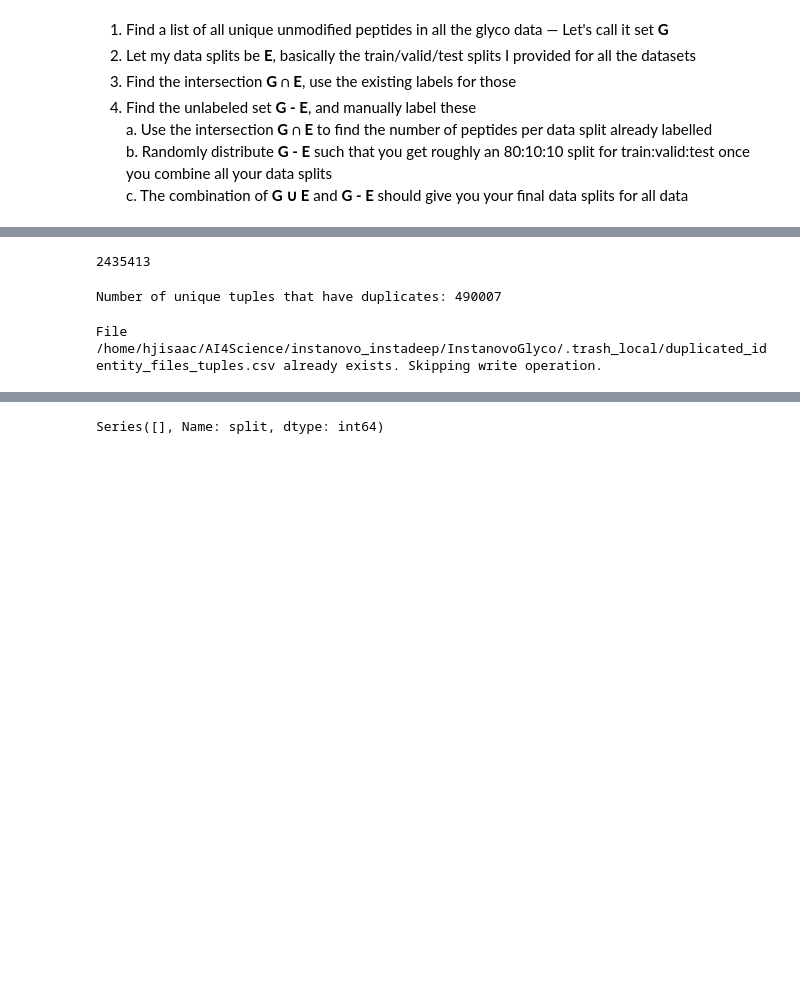
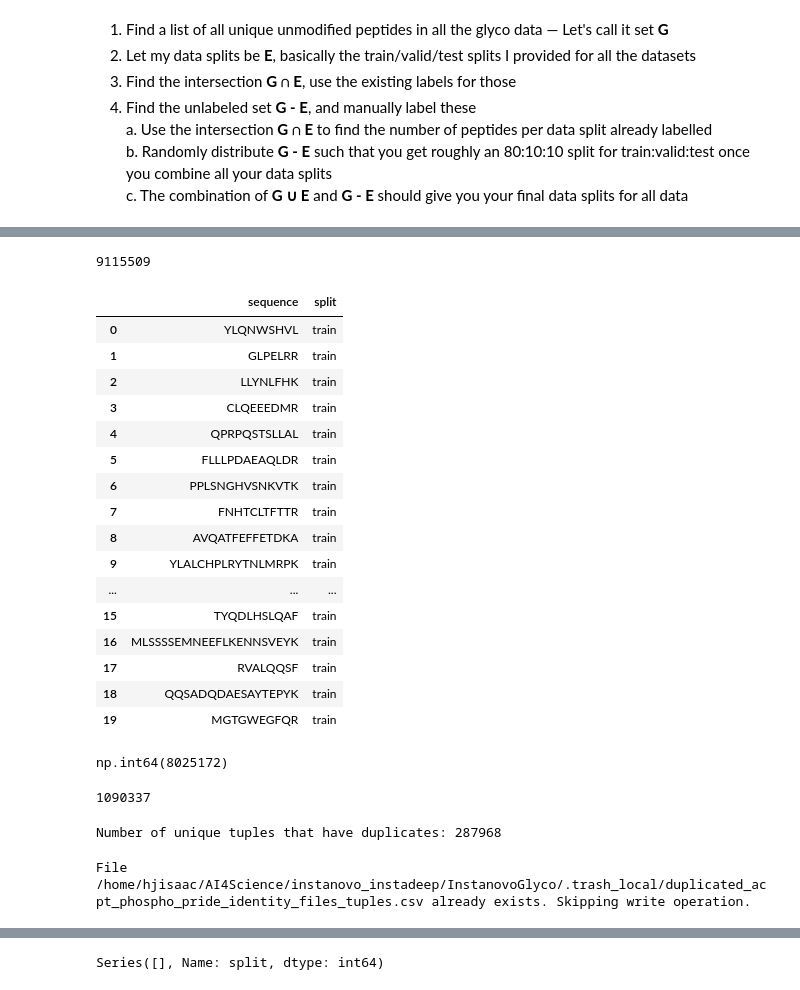
Before and after one commit to hjisaac/glycopeptide-data-lens, a Jupyter notebook: scripts/dataset_split.ipynb, the cells around one changed output, grey strips where cells are left out. Cells and saved outputs as stored; diff of their text form; code cells hidden in the pictures; blank space fills up the shorter version.

```diff
--- a/scripts/dataset_split.ipynb
+++ b/scripts/dataset_split.ipynb
@@ -304,3 +308,7 @@ glyco_peptides_set = set(glyco_peptides_df)
+# %%
+# Without massivekb
+IDENTITY_FILE_PATHS = [path for path in IDENTITY_FILE_PATHS if path.stem not in "identity_splits_massivekb_from_kevin.csv"]
+assert len(IDENTITY_FILE_PATHS) == 3, IDENTITY_FILE_PATHS
 # %%
 # Here, we want to merge all the identity files and use them to do the first splits
 kevin_merged_splits_df, kevin_merged_splits_summary = load_ipc_files(IDENTITY_FILE_PATHS, format="csv")
@@ -309,17 +318,45 @@ kevin_merged_splits_df, kevin_merged_splits_summary = load_ipc_files(IDENTITY_FI
 # %%
 len(kevin_merged_splits_df)
 # %% [output]
-2435413
+9115509
+# %%
+kevin_merged_splits_df.head(20)
+# %% [output]
+|  | sequence | split |
+| 0 | YLQNWSHVL | train |
+| 1 | GLPELRR | train |
+| 2 | LLYNLFHK | train |
+| 3 | CLQEEEDMR | train |
+| 4 | QPRPQSTSLLAL | train |
+| 5 | FLLLPDAEAQLDR | train |
+| 6 | PPLSNGHVSNKVTK | train |
+| 7 | FNHTCLTFTTR | train |
+| 8 | AVQATFEFFETDKA | train |
+| 9 | YLALCHPLRYTNLMRPK | train |
+| ... | ... | ... |
+| 15 | TYQDLHSLQAF | train |
+| 16 | MLSSSSEMNEEFLKENNSVEYK | train |
+| 17 | RVALQQSF | train |
+| 18 | QQSADQDAESAYTEPYK | train |
+| 19 | MGTGWEGFQR | train |
+# %%
+kevin_merged_splits_df.duplicated().sum()
+# %% [output]
+np.int64(8025172)
+# %%
+len(set(kevin_merged_splits_df["sequence"]))
+# %% [output]
+1090337
 # %%
-tuple_counts = Counter(kevin_merged_splits_df[["sequence", "split"]].itertuples(index=False, name=None))
+tuple_counts = Counter(kevin_merged_splits_df.itertuples(index=False, name=None))
 duplicated_tuples = [t for t, count in tuple_counts.items() if count > 1]
 print(f"Number of unique tuples that have duplicates: {len(duplicated_tuples)}")
 # %% [output]
-Number of unique tuples that have duplicates: 490007
+Number of unique tuples that have duplicates: 287968
 # %%
 # Specify the output file path.
 # Those duplicates come from massivekb, actually.
-duplicates_tuples_output_file = ROOT_DIR / '.trash_local/duplicated_identity_files_tuples.csv'
+duplicates_tuples_output_file = ROOT_DIR / '.trash_local/duplicated_acpt_phospho_pride_identity_files_tuples.csv'
 
 # Check if the file already exists
 if not os.path.exists(duplicates_tuples_output_file):
@@ -333,5 +370,5 @@ if not os.path.exists(duplicates_tuples_output_file):
 else:
     print(f"File {duplicates_tuples_output_file} already exists. Skipping write operation.")
 # %% [output]
-File /home/hjisaac/AI4Science/instanovo_instadeep/InstanovoGlyco/.trash_local/duplicated_identity_files_tuples.csv already exists. Skipping write operation.
+File /home/hjisaac/AI4Science/instanovo_instadeep/InstanovoGlyco/.trash_local/duplicated_acpt_phospho_pride_identity_files_tuples.csv already exists. Skipping write operation.
 # %%
```
Also changed, not shown: parts of 14 cells of this notebook, 3 other files.
